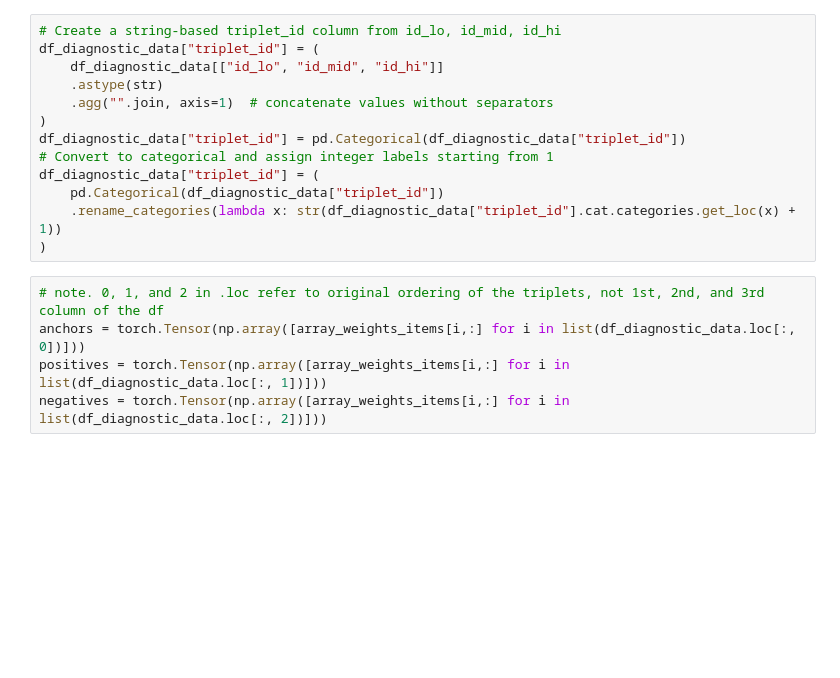
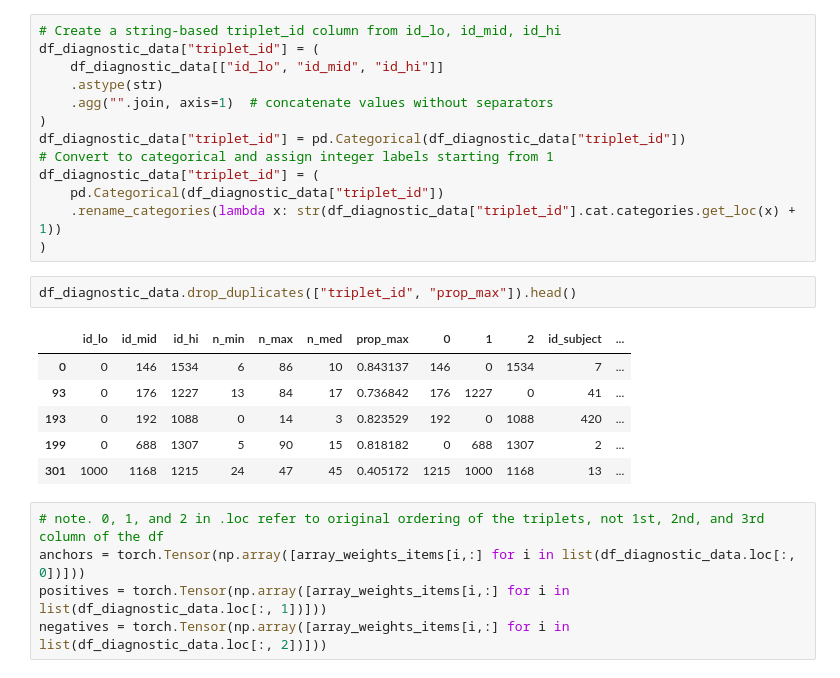
Before and after one commit to MirkoTh/semantic-representations-ID, a Jupyter notebook: analyze-results-joint-embedding-decision.ipynb, the cells around one changed output. Saved outputs shown, nothing was run; the diff lists cells and outputs as text; blank space fills up the shorter version.

```diff
--- a/analyze-results-joint-embedding-decision.ipynb
+++ b/analyze-results-joint-embedding-decision.ipynb
@@ -1342,6 +1342,15 @@ df_diagnostic_data["triplet_id"] = (
     pd.Categorical(df_diagnostic_data["triplet_id"])
     .rename_categories(lambda x: str(df_diagnostic_data["triplet_id"].cat.categories.get_loc(x) + 1))
 )
+# %%
+df_diagnostic_data.drop_duplicates(["triplet_id", "prop_max"]).head()
+# %% [output]
+|  | id_lo | id_mid | id_hi | n_min | n_max | n_med | prop_max | 0 | 1 | 2 | id_subject | ... |
+| 0 | 0 | 146 | 1534 | 6 | 86 | 10 | 0.843137 | 146 | 0 | 1534 | 7 | ... |
+| 93 | 0 | 176 | 1227 | 13 | 84 | 17 | 0.736842 | 176 | 1227 | 0 | 41 | ... |
+| 193 | 0 | 192 | 1088 | 0 | 14 | 3 | 0.823529 | 192 | 0 | 1088 | 420 | ... |
+| 199 | 0 | 688 | 1307 | 5 | 90 | 15 | 0.818182 | 0 | 688 | 1307 | 2 | ... |
+| 301 | 1000 | 1168 | 1215 | 24 | 47 | 45 | 0.405172 | 1215 | 1000 | 1168 | 13 | ... |
 # %%
 # note. 0, 1, and 2 in .loc refer to original ordering of the triplets, not 1st, 2nd, and 3rd column of the df
 anchors = torch.Tensor(np.array([array_weights_items[i,:] for i in list(df_diagnostic_data.loc[:, 0])]))
```
Also changed, not shown: parts of 4 cells of this notebook.
